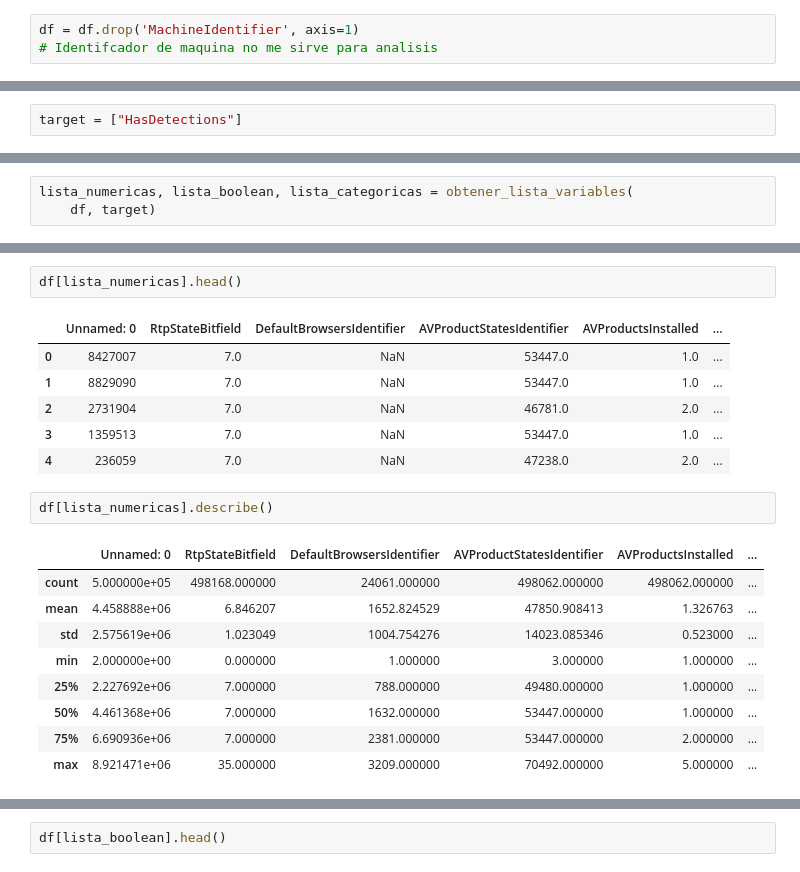
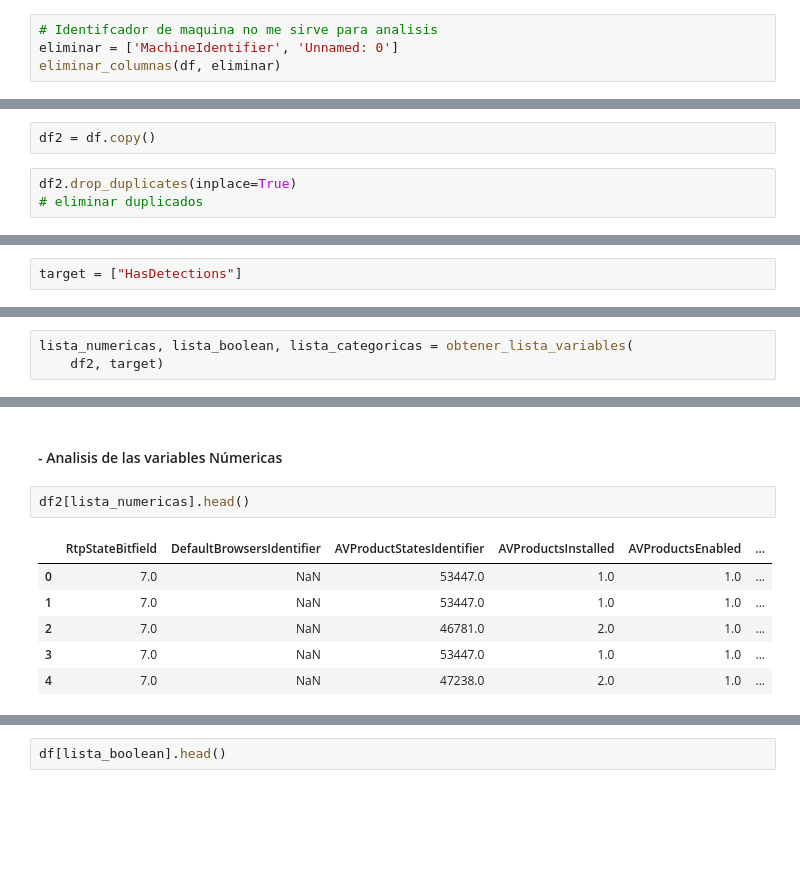
Before and after one commit to Angel789data/entregable_2, a Jupyter notebook: entregable.ipynb, the cells around one changed output, grey strips where cells are left out. Saved outputs shown, nothing was run; the diff lists cells and outputs as text; blank space fills up the shorter version.

```diff
--- a/entregable.ipynb
+++ b/entregable.ipynb
@@ -23,6 +155,7 @@ df.head(5)
 # %%
-df = df.drop('MachineIdentifier', axis=1)
 # Identifcador de maquina no me sirve para analisis
+eliminar = ['MachineIdentifier', 'Unnamed: 0']
+eliminar_columnas(df, eliminar)
 # %%
 df["HasDetections"].isnull().sum()
 # Identificar si tengo null en el target
@@ -39,0 +183,5 @@ len(df.columns)
+# %%
+df2 = df.copy()
+# %%
+df2.drop_duplicates(inplace=True)
+# eliminar duplicados
@@ -58,3 +192,3 @@ def obtener_lista_variables(dataset, target):
 # %%
 lista_numericas, lista_boolean, lista_categoricas = obtener_lista_variables(
-    df, target)
+    df2, target)
@@ -71,21 +207,11 @@ numericas
+# %% [markdown]
+ #### - Analisis de las variables Númericas
 # %%
-df[lista_numericas].head()
+df2[lista_numericas].head()
 # %% [output]
-|  | Unnamed: 0 | RtpStateBitfield | DefaultBrowsersIdentifier | AVProductStatesIdentifier | AVProductsInstalled | ... |
-| 0 | 8427007 | 7.0 | NaN | 53447.0 | 1.0 | ... |
-| 1 | 8829090 | 7.0 | NaN | 53447.0 | 1.0 | ... |
-| 2 | 2731904 | 7.0 | NaN | 46781.0 | 2.0 | ... |
-| 3 | 1359513 | 7.0 | NaN | 53447.0 | 1.0 | ... |
-| 4 | 236059 | 7.0 | NaN | 47238.0 | 2.0 | ... |
+|  | RtpStateBitfield | DefaultBrowsersIdentifier | AVProductStatesIdentifier | AVProductsInstalled | AVProductsEnabled | ... |
+| 0 | 7.0 | NaN | 53447.0 | 1.0 | 1.0 | ... |
+| 1 | 7.0 | NaN | 53447.0 | 1.0 | 1.0 | ... |
+| 2 | 7.0 | NaN | 46781.0 | 2.0 | 1.0 | ... |
+| 3 | 7.0 | NaN | 53447.0 | 1.0 | 1.0 | ... |
+| 4 | 7.0 | NaN | 47238.0 | 2.0 | 1.0 | ... |
-# %%
-df[lista_numericas].describe()
-# %% [output]
-|  | Unnamed: 0 | RtpStateBitfield | DefaultBrowsersIdentifier | AVProductStatesIdentifier | AVProductsInstalled | ... |
-| count | 5.000000e+05 | 498168.000000 | 24061.000000 | 498062.000000 | 498062.000000 | ... |
-| mean | 4.458888e+06 | 6.846207 | 1652.824529 | 47850.908413 | 1.326763 | ... |
-| std | 2.575619e+06 | 1.023049 | 1004.754276 | 14023.085346 | 0.523000 | ... |
-| min | 2.000000e+00 | 0.000000 | 1.000000 | 3.000000 | 1.000000 | ... |
-| 25% | 2.227692e+06 | 7.000000 | 788.000000 | 49480.000000 | 1.000000 | ... |
-| 50% | 4.461368e+06 | 7.000000 | 1632.000000 | 53447.000000 | 1.000000 | ... |
-| 75% | 6.690936e+06 | 7.000000 | 2381.000000 | 53447.000000 | 2.000000 | ... |
-| max | 8.921471e+06 | 35.000000 | 3209.000000 | 70492.000000 | 5.000000 | ... |
```
Also changed, not shown: parts of 85 cells of this notebook.
